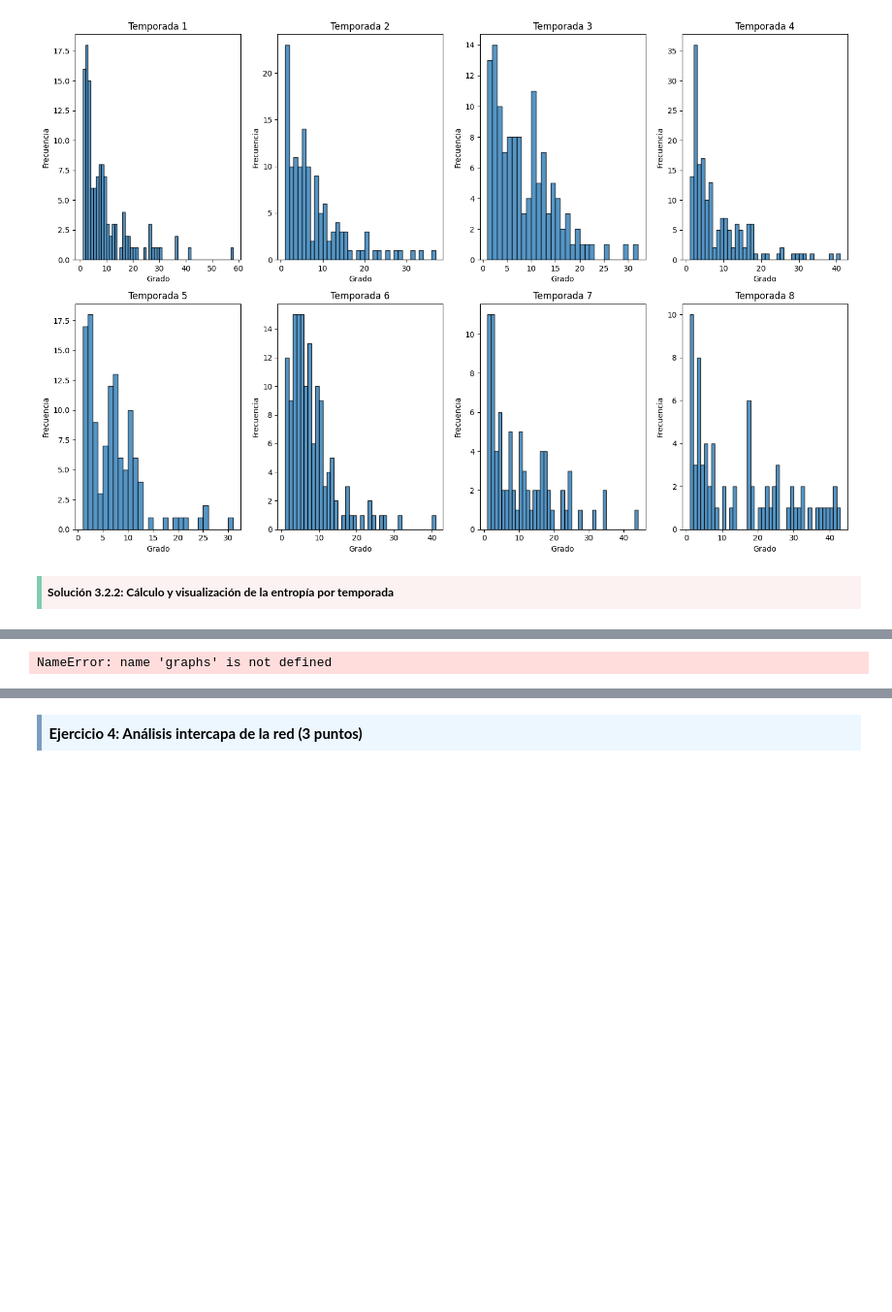
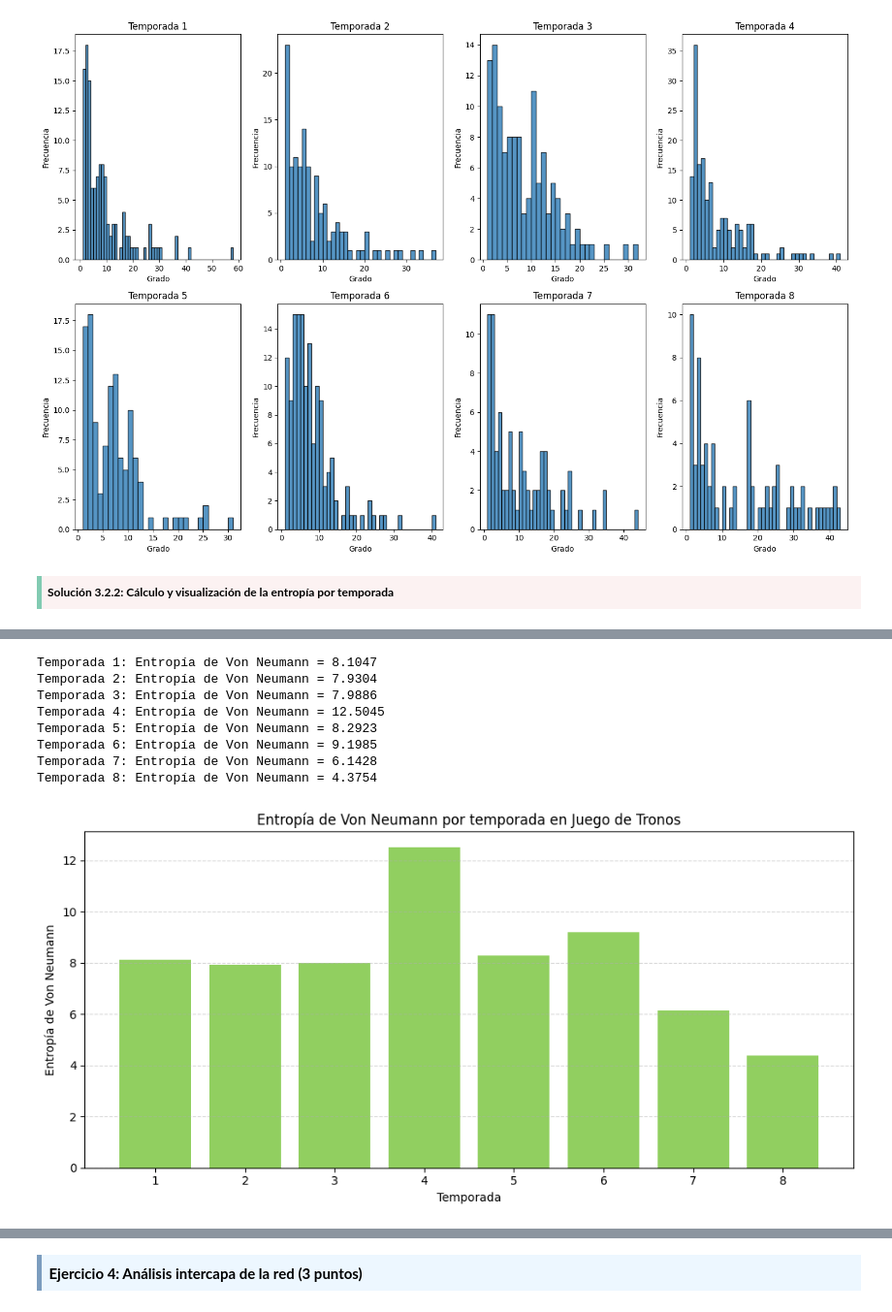
Before and after one commit to franchi2412/RedesComplejasPEC3, a Jupyter notebook: M2.876_PEC3-Enunciado.ipynb, the cells around one changed output, grey strips where cells are left out. Shown at 97% size. Saved outputs shown, nothing was run; the diff lists cells and outputs as text; code cells hidden in the pictures; blank space fills up the shorter version.

```diff
--- a/M2.876_PEC3-Enunciado.ipynb
+++ b/M2.876_PEC3-Enunciado.ipynb
@@ -270,28 +313,45 @@ plt.show()
 # %%
-import numpy as np
+# Calcular la entropía de Von Neumann por temporada
 
 def von_neumann_entropy(G):
-    # Laplaciano normalizado
-    L = nx.normalized_laplacian_matrix(G).toarray()
-
+    # Matriz Laplaciana normalizada
+    L = nx.normalized_laplacian_matrix(G).todense()
     # Autovalores
     eigenvalues = np.linalg.eigvalsh(L)
-
-    # Evitar log(0): solo se usan autovalores > 0
-    eigenvalues = eigenvalues[eigenvalues > 0]
-
+    # Filtrar valores pequeños o negativos por estabilidad numérica
+    eigenvalues = np.clip(eigenvalues, 1e-12, 1)
     # Entropía de Von Neumann
     entropy = -np.sum(eigenvalues * np.log(eigenvalues))
-
     return entropy
 
-# Calcular entropía por temporada
-entropies = {}
-for season, G in graphs.items():
-    entropies[season] = von_neumann_entropy(G)
+# Calcular entropía para cada grafo de temporada
+vn_entropies = {}
 
-# Mostrar resultados
-for season, entropy in entropies.items():
+for season, G in season_graphs.items():
+    entropy = von_neumann_entropy(G)
+    vn_entropies[season] = entropy
     print(f"Temporada {season}: Entropía de Von Neumann = {entropy:.4f}")
 # %% [output]
-NameError: name 'graphs' is not defined
+Temporada 1: Entropía de Von Neumann = 8.1047
+Temporada 2: Entropía de Von Neumann = 7.9304
+Temporada 3: Entropía de Von Neumann = 7.9886
+Temporada 4: Entropía de Von Neumann = 12.5045
+Temporada 5: Entropía de Von Neumann = 8.2923
+Temporada 6: Entropía de Von Neumann = 9.1985
+Temporada 7: Entropía de Von Neumann = 6.1428
+Temporada 8: Entropía de Von Neumann = 4.3754
+# %%
+# Visualizar entropía por temporada
+
+# Visualizar resultados
+plt.figure(figsize=(10, 5))
+plt.bar(vn_entropies.keys(), vn_entropies.values(), color='#91cf60')
+plt.xlabel("Temporada")
+plt.ylabel("Entropía de Von Neumann")
+plt.title("Entropía de Von Neumann por temporada en Juego de Tronos")
+plt.xticks(range(1, 9))
+plt.grid(axis='y', linestyle='--', alpha=0.5)
+plt.tight_layout()
+plt.show()
+# %% [output]
+[figure, added]
```
Also changed, not shown: parts of 2 cells of this notebook.
